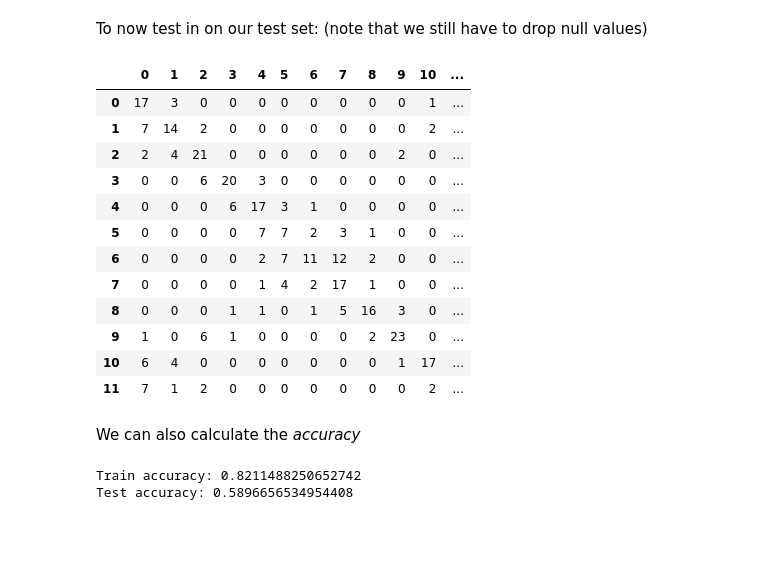
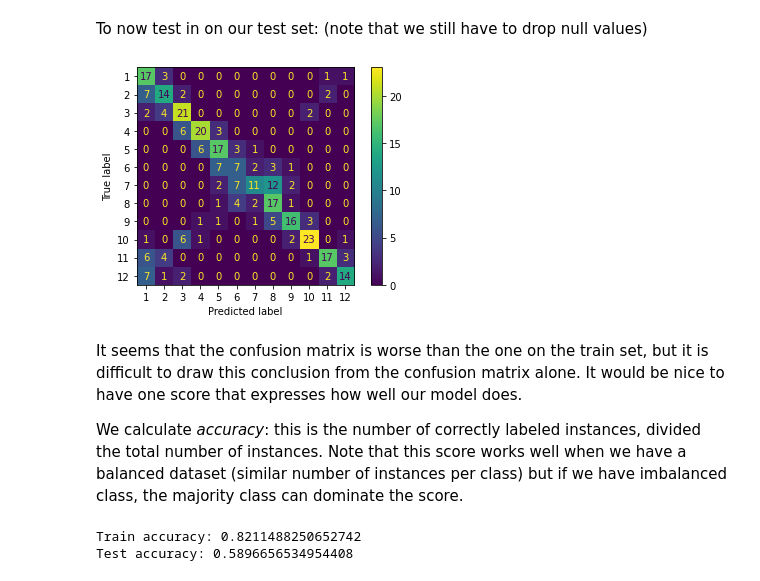
Before and after one commit to escience-academy/machine-learning-material, a Jupyter notebook: notebooks/3-Model-pipeline.ipynb, the cells around one changed output. Drawn from its saved outputs; the diff is of its cells as text; code cells hidden in the pictures; blank space fills up the shorter version.

```diff
--- a/notebooks/3-Model-pipeline.ipynb
+++ b/notebooks/3-Model-pipeline.ipynb
@@ -101,26 +89,14 @@ To now test in on our test set: (note that we still have to drop null values)
 weather_test = pd.read_csv('data/weather_test.csv')
 X_test = weather_test[features]
 y_test = weather_test['MONTH']
-# %%
-pred_test = pipe.predict(X_test)
-conf_mat = confusion_matrix(y_test, pred_test, labels=labels)
-pd.DataFrame(conf_mat, columns=labels, index=labels)
-# %% [output]
-|  | 0 | 1 | 2 | 3 | 4 | 5 | 6 | 7 | 8 | 9 | 10 | ... |
-| 0 | 17 | 3 | 0 | 0 | 0 | 0 | 0 | 0 | 0 | 0 | 1 | ... |
-| 1 | 7 | 14 | 2 | 0 | 0 | 0 | 0 | 0 | 0 | 0 | 2 | ... |
-| 2 | 2 | 4 | 21 | 0 | 0 | 0 | 0 | 0 | 0 | 2 | 0 | ... |
-| 3 | 0 | 0 | 6 | 20 | 3 | 0 | 0 | 0 | 0 | 0 | 0 | ... |
-| 4 | 0 | 0 | 0 | 6 | 17 | 3 | 1 | 0 | 0 | 0 | 0 | ... |
-| 5 | 0 | 0 | 0 | 0 | 7 | 7 | 2 | 3 | 1 | 0 | 0 | ... |
-| 6 | 0 | 0 | 0 | 0 | 2 | 7 | 11 | 12 | 2 | 0 | 0 | ... |
-| 7 | 0 | 0 | 0 | 0 | 1 | 4 | 2 | 17 | 1 | 0 | 0 | ... |
-| 8 | 0 | 0 | 0 | 1 | 1 | 0 | 1 | 5 | 16 | 3 | 0 | ... |
-| 9 | 1 | 0 | 6 | 1 | 0 | 0 | 0 | 0 | 2 | 23 | 0 | ... |
-| 10 | 6 | 4 | 0 | 0 | 0 | 0 | 0 | 0 | 0 | 1 | 17 | ... |
-| 11 | 7 | 1 | 2 | 0 | 0 | 0 | 0 | 0 | 0 | 0 | 2 | ... |
-# %% [markdown]
-We can also calculate the *accuracy*
+# %%
+conf_mat = plot_confusion_matrix(pipe, X_test, y_test, labels=labels)
+# %% [output]
+[figure, added]
+# %% [markdown]
+It seems that the confusion matrix is worse than the one on the train set, but it is difficult to draw this conclusion from the confusion matrix alone. It would be nice to have one score that expresses how well our model does.
+
+We calculate *accuracy*: this is the number of correctly labeled instances, divided the total number of instances. Note that this score works well when we have a balanced dataset (similar number of instances per class) but if we have imbalanced class, the majority class can dominate the score.
 # %%
 from sklearn.metrics import accuracy_score
 # %%
```
Also changed, not shown: parts of 4 cells of this notebook, 1 other file.
